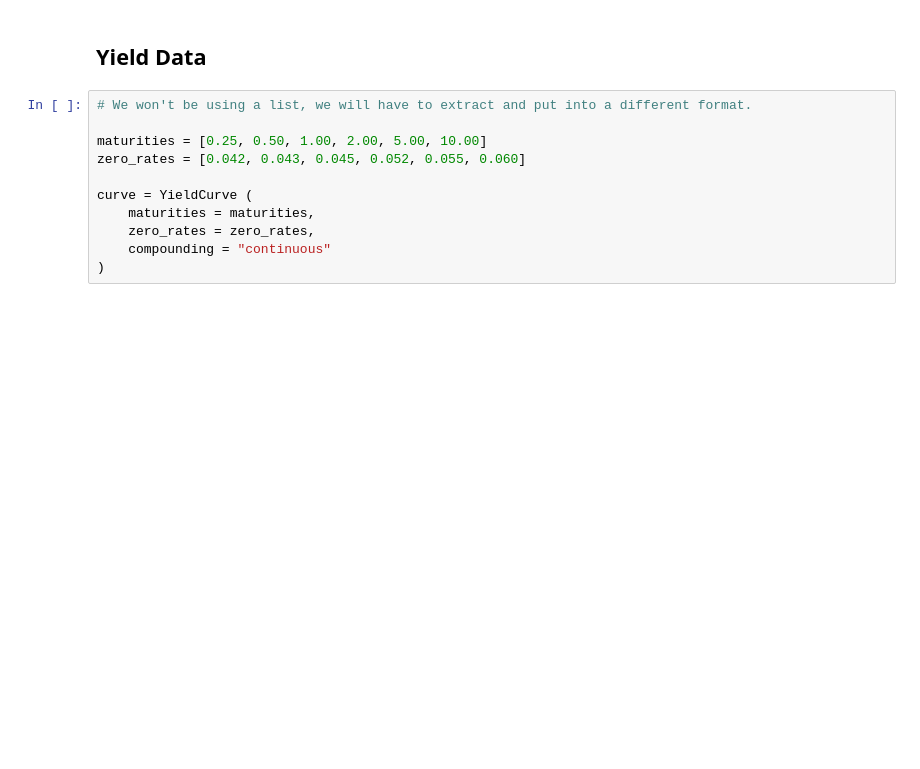
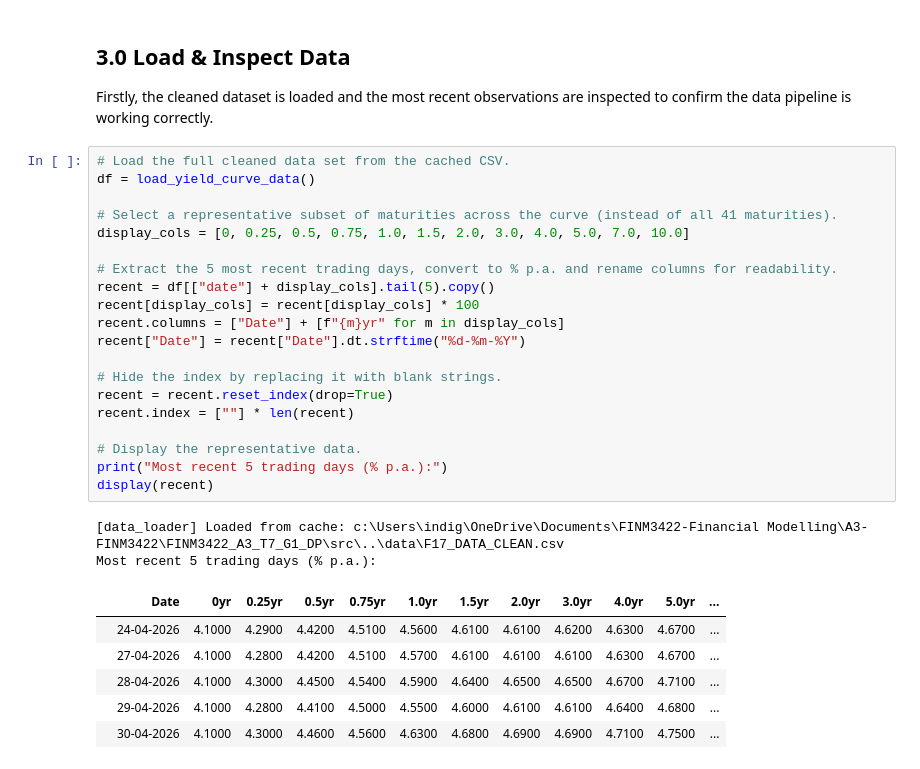
Before and after one commit to indigohill/FINM3422_A3_T7_G1_DP, a Jupyter notebook: notebooks/yield_curve_exploration_test.ipynb, the cells around one changed output. Cells and saved outputs as stored; diff of their text form; blank space fills up the shorter version.

```diff
--- a/notebooks/yield_curve_exploration_test.ipynb
+++ b/notebooks/yield_curve_exploration_test.ipynb
@@ -20,13 +91,33 @@ print(sys.version)
 # %% [markdown]
-## Yield Data
+## 3.0 Load & Inspect Data
+
+Firstly, the cleaned dataset is loaded and the most recent observations are inspected to confirm the data pipeline is working correctly.
 # %%
-# We won't be using a list, we will have to extract and put into a different format.
+# Load the full cleaned data set from the cached CSV.
+df = load_yield_curve_data()
 
-maturities = [0.25, 0.50, 1.00, 2.00, 5.00, 10.00]
-zero_rates = [0.042, 0.043, 0.045, 0.052, 0.055, 0.060]
+# Select a representative subset of maturities across the curve (instead of all 41 maturities).
+display_cols = [0, 0.25, 0.5, 0.75, 1.0, 1.5, 2.0, 3.0, 4.0, 5.0, 7.0, 10.0]
 
-curve = YieldCurve (
-    maturities = maturities,
-    zero_rates = zero_rates,
-    compounding = "continuous"
-)
+# Extract the 5 most recent trading days, convert to % p.a. and rename columns for readability.
+recent = df[["date"] + display_cols].tail(5).copy()
+recent[display_cols] = recent[display_cols] * 100
+recent.columns = ["Date"] + [f"{m}yr" for m in display_cols]
+recent["Date"] = recent["Date"].dt.strftime("%d-%m-%Y")
+
+# Hide the index by replacing it with blank strings.
+recent = recent.reset_index(drop=True)
+recent.index = [""] * len(recent)
+
+# Display the representative data.
+print("Most recent 5 trading days (% p.a.):")
+display(recent)
+# %% [output]
+[data_loader] Loaded from cache: c:\Users\indig\OneDrive\Documents\FINM3422-Financial Modelling\A3-FINM3422\FINM3422_A3_T7_G1_DP\src\..\data\F17_DATA_CLEAN.csv
+Most recent 5 trading days (% p.a.):
+|  | Date | 0yr | 0.25yr | 0.5yr | 0.75yr | 1.0yr | 1.5yr | 2.0yr | 3.0yr | 4.0yr | 5.0yr | ... |
+|  | 24-04-2026 | 4.1000 | 4.2900 | 4.4200 | 4.5100 | 4.5600 | 4.6100 | 4.6100 | 4.6200 | 4.6300 | 4.6700 | ... |
+|  | 27-04-2026 | 4.1000 | 4.2800 | 4.4200 | 4.5100 | 4.5700 | 4.6100 | 4.6100 | 4.6100 | 4.6300 | 4.6700 | ... |
+|  | 28-04-2026 | 4.1000 | 4.3000 | 4.4500 | 4.5400 | 4.5900 | 4.6400 | 4.6500 | 4.6500 | 4.6700 | 4.7100 | ... |
+|  | 29-04-2026 | 4.1000 | 4.2800 | 4.4100 | 4.5000 | 4.5500 | 4.6000 | 4.6100 | 4.6100 | 4.6400 | 4.6800 | ... |
+|  | 30-04-2026 | 4.1000 | 4.3000 | 4.4600 | 4.5600 | 4.6300 | 4.6800 | 4.6900 | 4.6900 | 4.7100 | 4.7500 | ... |
```
Also changed, not shown: parts of 14 cells of this notebook, 4 other files.
